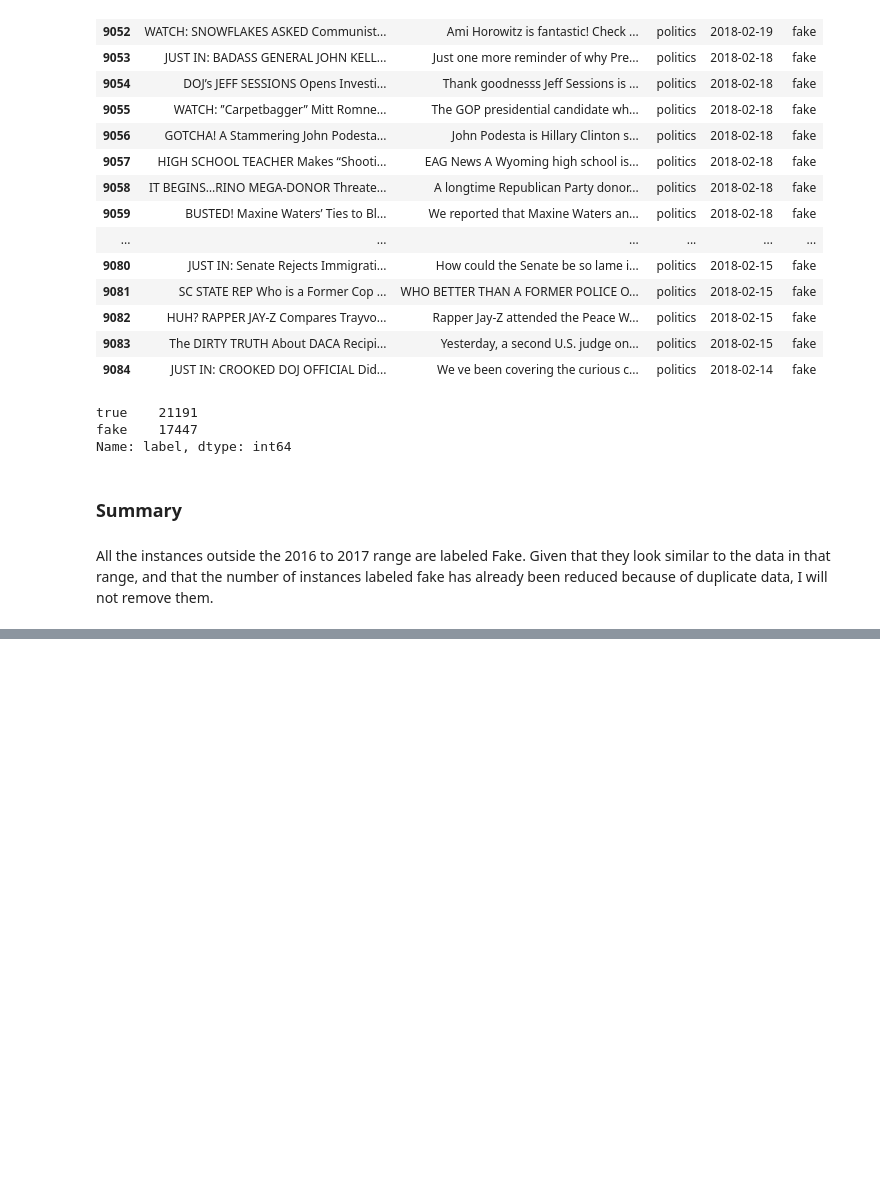
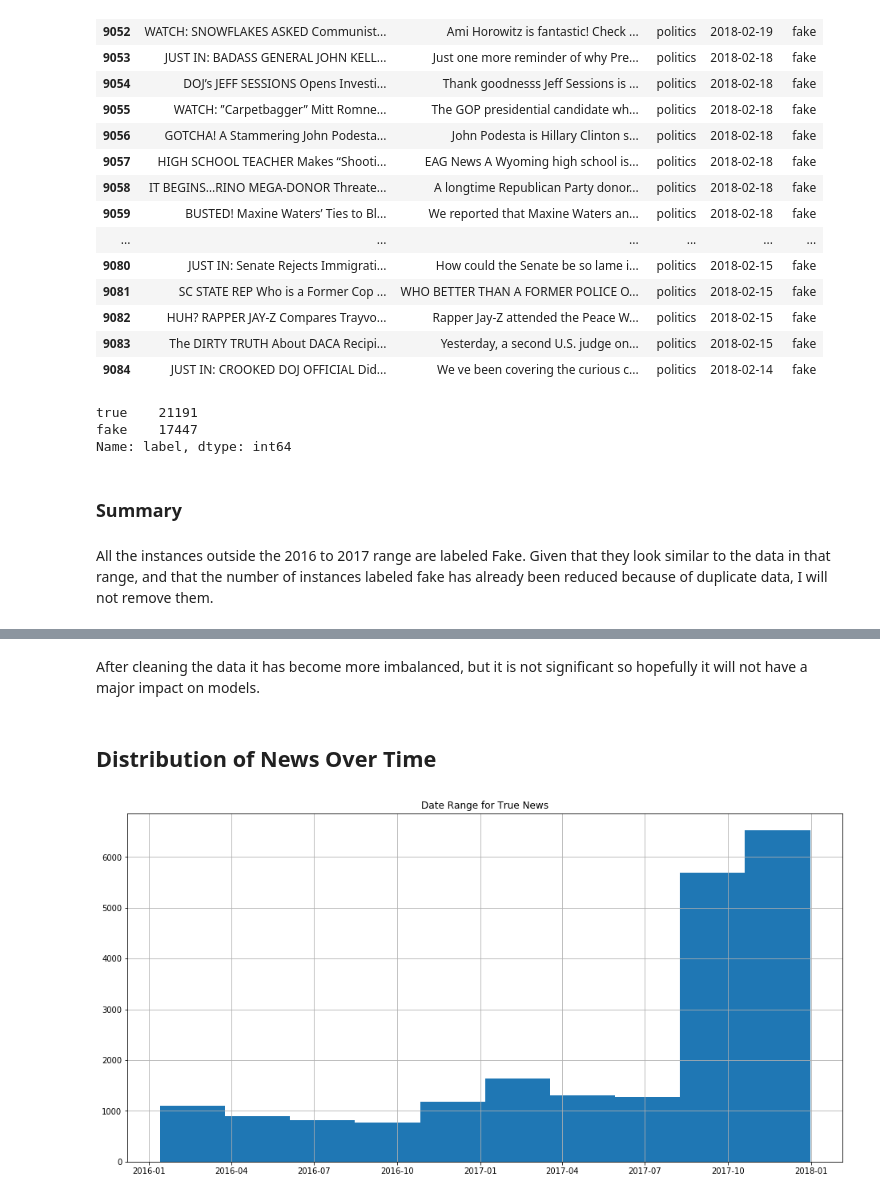
Before and after one commit to merb92/fake-news-classification, a Jupyter notebook: notebooks/eda.ipynb, the cells around one changed output, grey strips where cells are left out. Cells and saved outputs as stored; diff of their text form; code cells hidden in the pictures; blank space fills up the shorter version.

```diff
--- a/notebooks/eda.ipynb
+++ b/notebooks/eda.ipynb
@@ -473,0 +489,11 @@ All the instances outside the 2016 to 2017 range are labeled Fake.  Given that t
+# %% [markdown]
+After cleaning the data it has become more imbalanced, but it is not significant so hopefully it will not have a major impact on models.
+# %% [markdown]
+## Distribution of News Over Time
+# %%
+plt.figure(figsize=(16,8))
+df_clean[df_clean.label == 'true'].date.hist()
+plt.title('Date Range for True News')
+plt.show()
+# %% [output]
+[figure, added]
```
Also changed, not shown: parts of 49 cells of this notebook.
